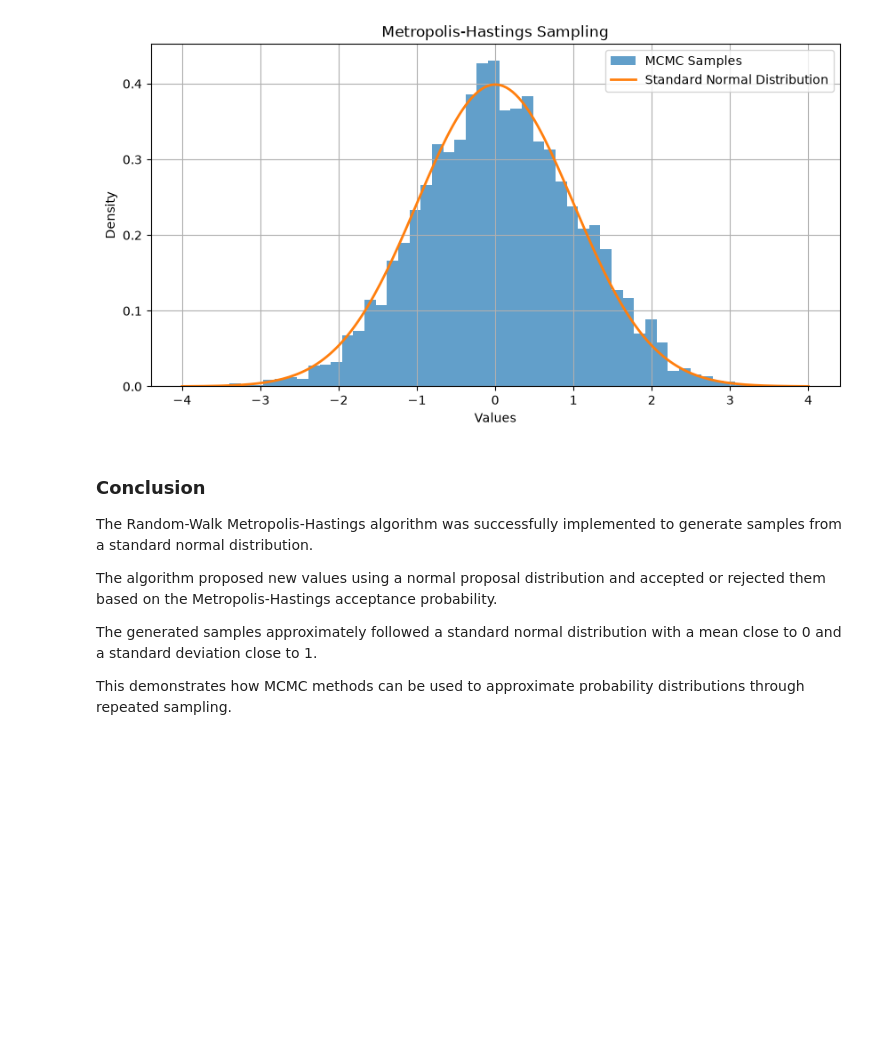
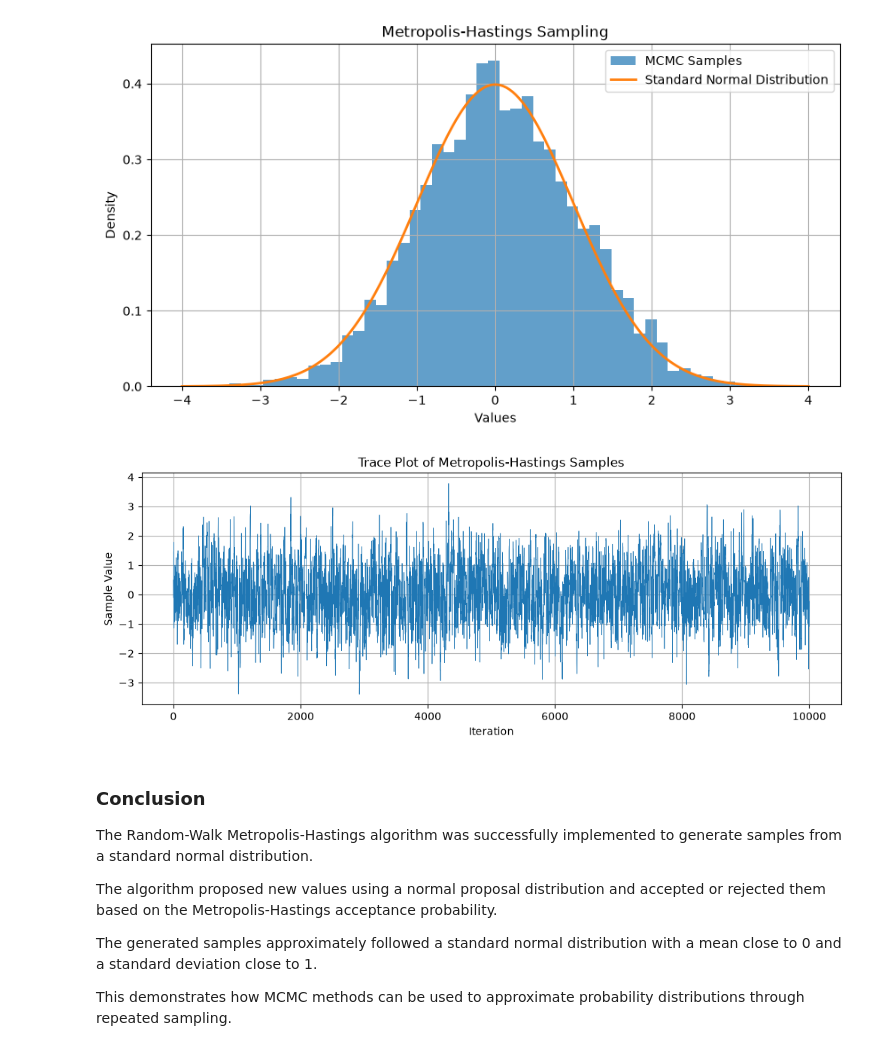
Before and after one commit to CodeCrafterMwila/ICD341, a Jupyter notebook: labs/ICD341_Lab10_Mwila_Singoma_202401774.ipynb, the cells around one changed output. Cells and saved outputs as stored; diff of their text form; code cells hidden in the pictures; blank space fills up the shorter version.

Commit message:
Complete and improve ICD341 Lab 10 Bayesian MCMC

```diff
--- a/labs/ICD341_Lab10_Mwila_Singoma_202401774.ipynb
+++ b/labs/ICD341_Lab10_Mwila_Singoma_202401774.ipynb
@@ -114,6 +114,21 @@ plt.grid(True)
 plt.show()
 # %% [output]
 [figure]
+# %%
+# Plot the MCMC trace
+
+plt.figure(figsize=(12, 4))
+
+plt.plot(samples, linewidth=0.5)
+
+plt.title("Trace Plot of Metropolis-Hastings Samples")
+plt.xlabel("Iteration")
+plt.ylabel("Sample Value")
+plt.grid(True)
+
+plt.show()
+# %% [output]
+[figure, added]
 # %% [markdown]
 ### Conclusion
 
```
Also changed, not shown: parts of 12 cells of this notebook.
